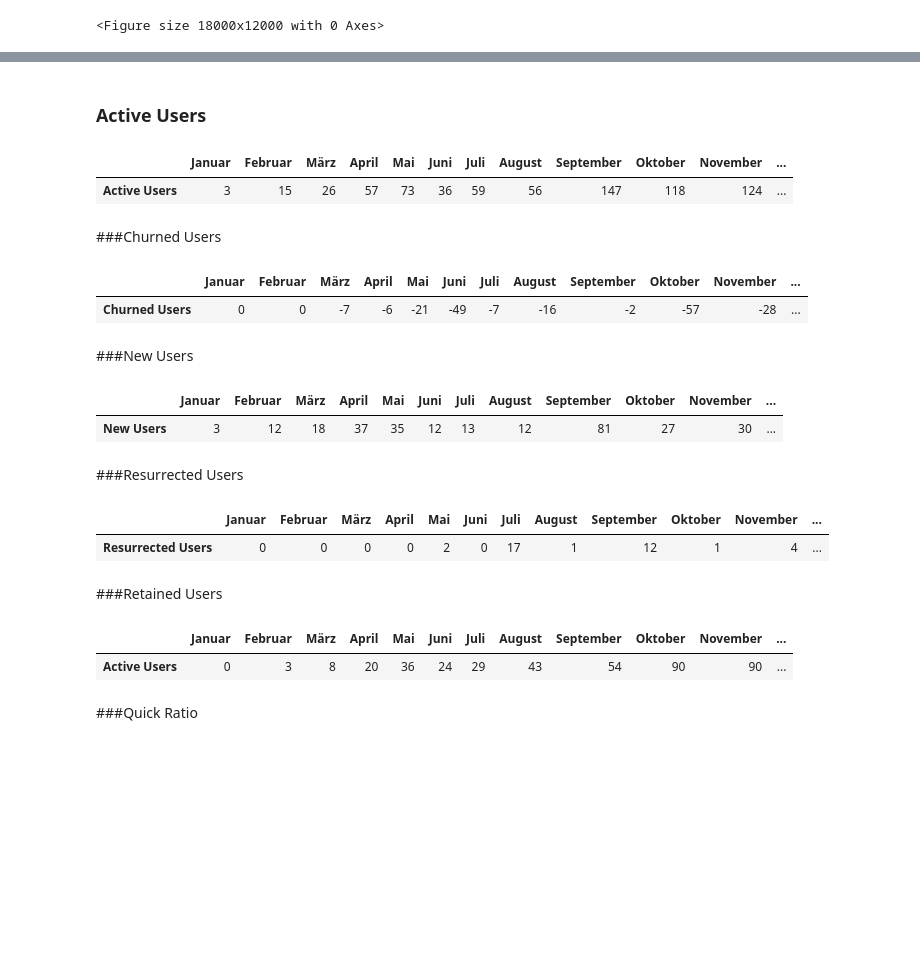
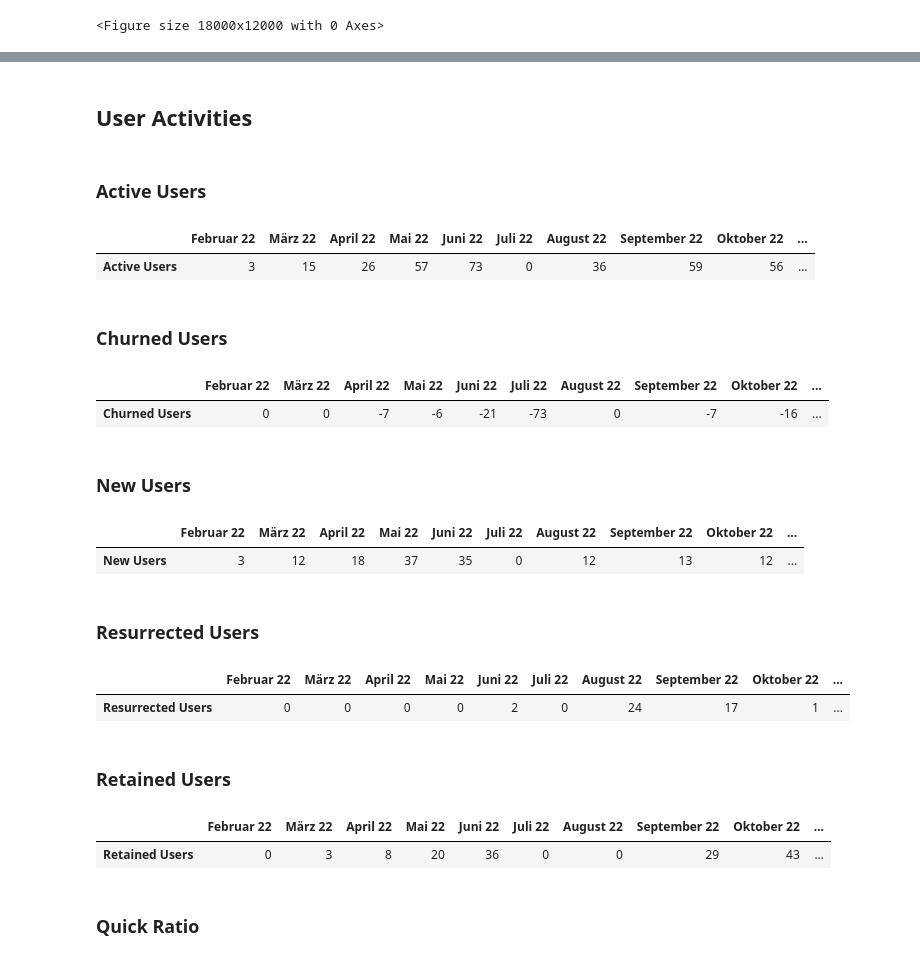
Before and after one commit to alexandrosshomper/retention-analysis, a Jupyter notebook: Retention_Analysis.ipynb, the cells around one changed output, grey strips where cells are left out. Saved outputs shown, nothing was run; the diff lists cells and outputs as text; code cells hidden in the pictures; blank space fills up the shorter version.

```diff
--- a/Retention_Analysis.ipynb
+++ b/Retention_Analysis.ipynb
@@ -260,0 +60,3 @@ cohort_churn_percentage_weekscount
+# %%
+df = pd.read_csv('retention-analysis -absolute-calender-weeks.csv').fillna(0)
+df.head(7)
@@ -260,0 +99,6 @@ cohort_churn_percentage_weekscount
+# %%
+cohort_absolute_calendarweeks = pd.DataFrame(df).set_index(['Cohorts'])
+# Mulit Index: cohort_absolute_calendarweeks.set_index([pd.Index(cohort_absolute_calendarweeks.index), 'Cohorts'])
+cohort_absolute_calendarweeks.name='Cohorts Absolute Calendar Weeks'
+cohort_absolute_calendarweeks.fillna(0).replace([np.inf, -np.inf], 0, inplace=True)
+cohort_absolute_calendarweeks
@@ -261,58 +312,71 @@ cohort_churn_percentage_weekscount
+# %% [markdown]
+## User Activities
 # %% [markdown]
 ### Active Users
 # %%
 active_users = pd.DataFrame(cohort_absolute_calendarweeks.sum(axis=0).astype(int), columns=['Active Users']).astype(object).T
 active_users.name='Active Users'
+active_users.replace([np.inf, -np.inf], 0, inplace=True)
+active_users.fillna(0, inplace = True)
 active_users
 # %% [output]
-|  | Januar | Februar | März | April | Mai | Juni | Juli | August | September | Oktober | November | ... |
-| Active Users | 3 | 15 | 26 | 57 | 73 | 36 | 59 | 56 | 147 | 118 | 124 | ... |
+|  | Februar 22 | März 22 | April 22 | Mai 22 | Juni 22 | Juli 22 | August 22 | September 22 | Oktober 22 | ... |
+| Active Users | 3 | 15 | 26 | 57 | 73 | 0 | 36 | 59 | 56 | ... |
 # %% [markdown]
-###Churned Users
+### Churned Users
 # %%
 churned_users = pd.DataFrame(cohort_relative_calendarweeks[cohort_relative_calendarweeks < 0].sum(axis=0).astype(int), columns=['Churned Users']).astype(object).T
 churned_users.name='Churned Users'
 churned_users.columns=active_users.columns
+churned_users.replace([np.inf, -np.inf], 0, inplace=True)
+churned_users.fillna(0, inplace = True)
 churned_users
 # %% [output]
-|  | Januar | Februar | März | April | Mai | Juni | Juli | August | September | Oktober | November | ... |
-| Churned Users | 0 | 0 | -7 | -6 | -21 | -49 | -7 | -16 | -2 | -57 | -28 | ... |
+|  | Februar 22 | März 22 | April 22 | Mai 22 | Juni 22 | Juli 22 | August 22 | September 22 | Oktober 22 | ... |
+| Churned Users | 0 | 0 | -7 | -6 | -21 | -73 | 0 | -7 | -16 | ... |
 # %% [markdown]
-###New Users
+### New Users
 # %%
 new_users = pd.DataFrame(cohort_relative_calendarweeks[cohort_relative_calendarweeks < 0].sum(axis=0).astype(int), columns=['New Users']).astype(object).T
 for i in range(len(cohort_absolute_calendarweeks)):
   new_users.iloc[0].values[i]=cohort_absolute_calendarweeks.iloc[i].values[i]
   #print(cohort_absolute_calendarweeks.iloc[i].values[i])
 new_users.columns=active_users.columns
+new_users.replace([np.inf, -np.inf], 0, inplace=True)
+new_users.fillna(0, inplace = True)
 new_users
 # %% [output]
-|  | Januar | Februar | März | April | Mai | Juni | Juli | August | September | Oktober | November | ... |
-| New Users | 3 | 12 | 18 | 37 | 35 | 12 | 13 | 12 | 81 | 27 | 30 | ... |
+|  | Februar 22 | März 22 | April 22 | Mai 22 | Juni 22 | Juli 22 | August 22 | September 22 | Oktober 22 | ... |
+| New Users | 3 | 12 | 18 | 37 | 35 | 0 | 12 | 13 | 12 | ... |
 # %% [markdown]
-###Resurrected Users
+### Resurrected Users
 # %%
 resurrected_users = pd.DataFrame(cohort_relative_calendarweeks[cohort_relative_calendarweeks > 0].sum(axis=0).astype(int), columns=['Resurrected Users']).astype(object)
 for i in range(len(cohort_absolute_calendarweeks)):
   resurrected_users.iloc[i] = resurrected_users.iloc[i]-cohort_absolute_calendarweeks.iloc[i].values[i]
 resurrected_users =resurrected_users.T
 resurrected_users.columns=active_users.columns
+resurrected_users.replace([np.inf, -np.inf], 0, inplace=True)
+resurrected_users.fillna(0, inplace = True)
 resurrected_users
 # %% [output]
-|  | Januar | Februar | März | April | Mai | Juni | Juli | August | September | Oktober | November | ... |
-| Resurrected Users | 0 | 0 | 0 | 0 | 2 | 0 | 17 | 1 | 12 | 1 | 4 | ... |
+|  | Februar 22 | März 22 | April 22 | Mai 22 | Juni 22 | Juli 22 | August 22 | September 22 | Oktober 22 | ... |
+| Resurrected Users | 0 | 0 | 0 | 0 | 2 | 0 | 24 | 17 | 1 | ... |
 # %% [markdown]
-###Retained Users
+### Retained Users
 # %%
 retained_users = pd.DataFrame(active_users, columns=active_users.columns).astype(object)
 for i in range(len(retained_users)):
   retained_users.iloc[i]=active_users.iloc[i]-new_users.iloc[i]-resurrected_users.iloc[i]
+retained_users.replace([np.inf, -np.inf], 0, inplace=True)
+retained_users.fillna(0, inplace = True)
+retained_users.index = ['Retained Users']
 retained_users
 # %% [output]
-|  | Januar | Februar | März | April | Mai | Juni | Juli | August | September | Oktober | November | ... |
-| Active Users | 0 | 3 | 8 | 20 | 36 | 24 | 29 | 43 | 54 | 90 | 90 | ... |
+|  | Februar 22 | März 22 | April 22 | Mai 22 | Juni 22 | Juli 22 | August 22 | September 22 | Oktober 22 | ... |
+| Retained Users | 0 | 3 | 8 | 20 | 36 | 0 | 0 | 29 | 43 | ... |
 # %% [markdown]
-###Quick Ratio
+### Quick Ratio
 # %%
 quick_ratio = pd.DataFrame(cohort_relative_calendarweeks[cohort_relative_calendarweeks < 0].sum(axis=0).astype(int), columns=['Quick Ratio']).astype(object).T
 for i in range(len(cohort_absolute_calendarweeks)):
```
Also changed, not shown: parts of 96 cells of this notebook, 2 other files.
